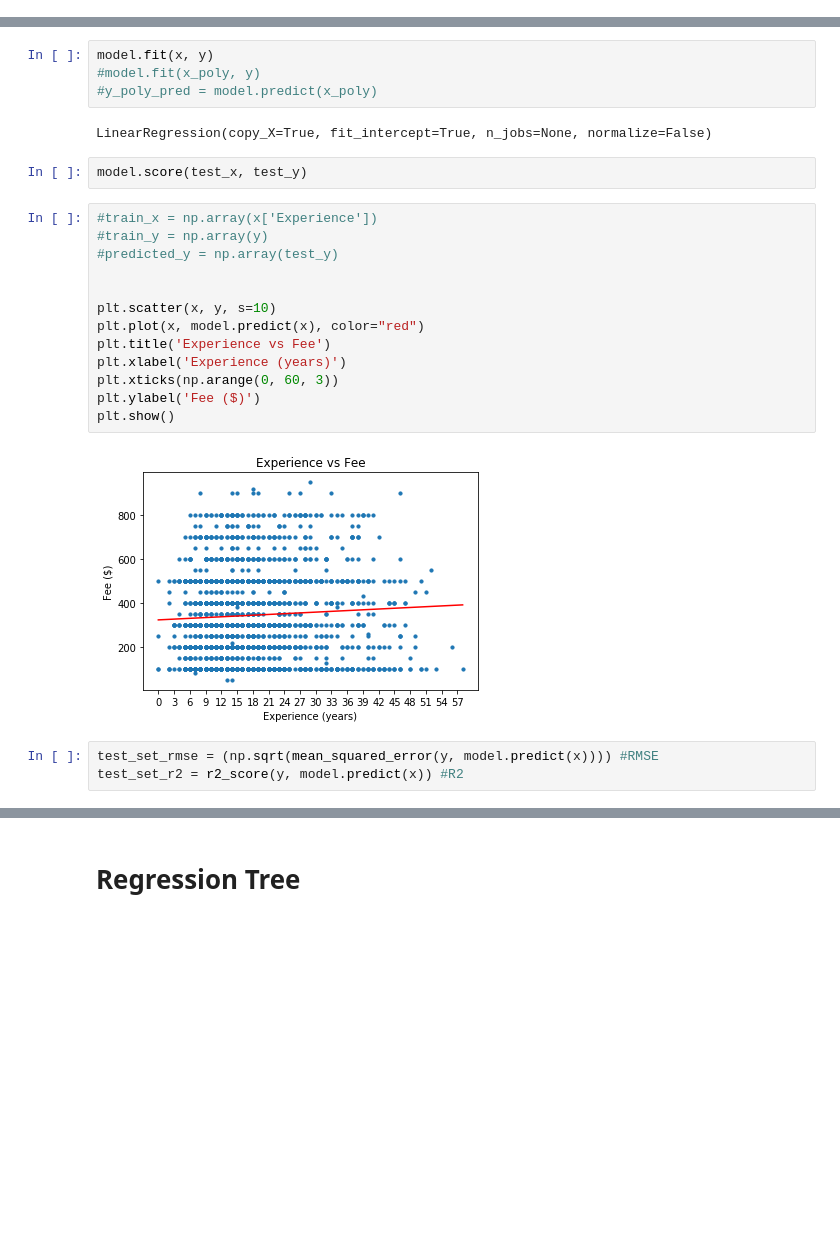
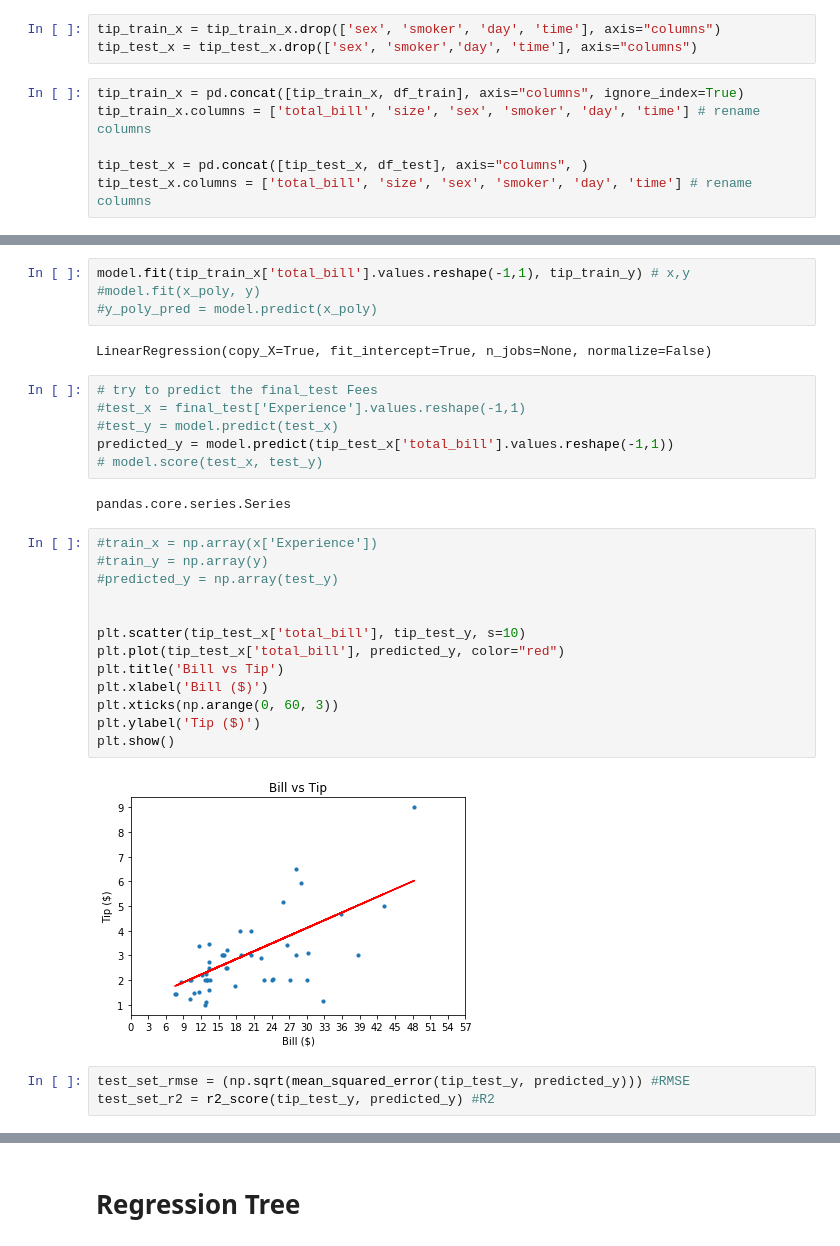
Before and after one commit to velitchko/machine-learning, a Jupyter notebook: assignment_1/ML Assignment 1.ipynb, the cells around one changed output, grey strips where cells are left out. Drawn from its saved outputs; the diff is of its cells as text; blank space fills up the shorter version.

```diff
--- a/assignment_1/ML Assignment 1.ipynb
+++ b/assignment_1/ML Assignment 1.ipynb
@@ -97,0 +137,9 @@ test_y = model.predict(test_x)
+# %%
+tip_train_x = tip_train_x.drop(['sex', 'smoker', 'day', 'time'], axis="columns")
+tip_test_x = tip_test_x.drop(['sex', 'smoker','day', 'time'], axis="columns")
+# %%
+tip_train_x = pd.concat([tip_train_x, df_train], axis="columns", ignore_index=True)
+tip_train_x.columns = ['total_bill', 'size', 'sex', 'smoker', 'day', 'time'] # rename columns
+
+tip_test_x = pd.concat([tip_test_x, df_test], axis="columns", )
+tip_test_x.columns = ['total_bill', 'size', 'sex', 'smoker', 'day', 'time'] # rename columns
@@ -117,31 +185,37 @@ model = LinearRegression() #Linear Regression model
 polynomial_features = PolynomialFeatures(degree=5)
 x_poly = polynomial_features.fit_transform(x)
 # %%
-model.fit(x, y)
+model.fit(tip_train_x['total_bill'].values.reshape(-1,1), tip_train_y) # x,y
 #model.fit(x_poly, y)
 #y_poly_pred = model.predict(x_poly)
 # %% [output]
 LinearRegression(copy_X=True, fit_intercept=True, n_jobs=None, normalize=False)
-# %%
-model.score(test_x, test_y)
+# %%
+# try to predict the final_test Fees
+#test_x = final_test['Experience'].values.reshape(-1,1)
+#test_y = model.predict(test_x)
+predicted_y = model.predict(tip_test_x['total_bill'].values.reshape(-1,1))
+# model.score(test_x, test_y)
+# %% [output]
+pandas.core.series.Series
 # %%
 #train_x = np.array(x['Experience'])
 #train_y = np.array(y)
 #predicted_y = np.array(test_y)
 
 
-plt.scatter(x, y, s=10)
-plt.plot(x, model.predict(x), color="red")
-plt.title('Experience vs Fee')
-plt.xlabel('Experience (years)')
+plt.scatter(tip_test_x['total_bill'], tip_test_y, s=10)
+plt.plot(tip_test_x['total_bill'], predicted_y, color="red")
+plt.title('Bill vs Tip')
+plt.xlabel('Bill ($)')
 plt.xticks(np.arange(0, 60, 3))
-plt.ylabel('Fee ($)')
+plt.ylabel('Tip ($)')
 plt.show()
 # %% [output]
-[figure, old version]
+[figure, new version]
 # %%
-test_set_rmse = (np.sqrt(mean_squared_error(y, model.predict(x)))) #RMSE
-test_set_r2 = r2_score(y, model.predict(x)) #R2
+test_set_rmse = (np.sqrt(mean_squared_error(tip_test_y, predicted_y))) #RMSE
+test_set_r2 = r2_score(tip_test_y, predicted_y) #R2
 # %%
 test_set_rmse
 # %% [output]
```
Also changed, not shown: parts of 30 cells of this notebook.
